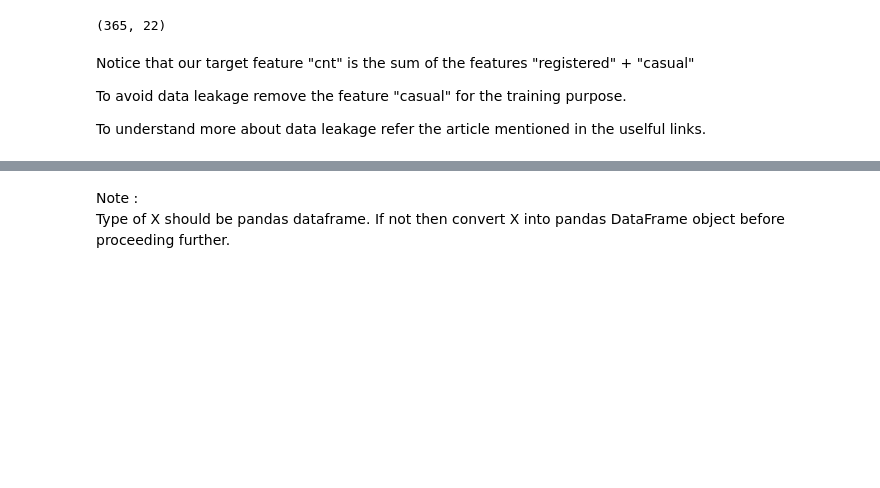
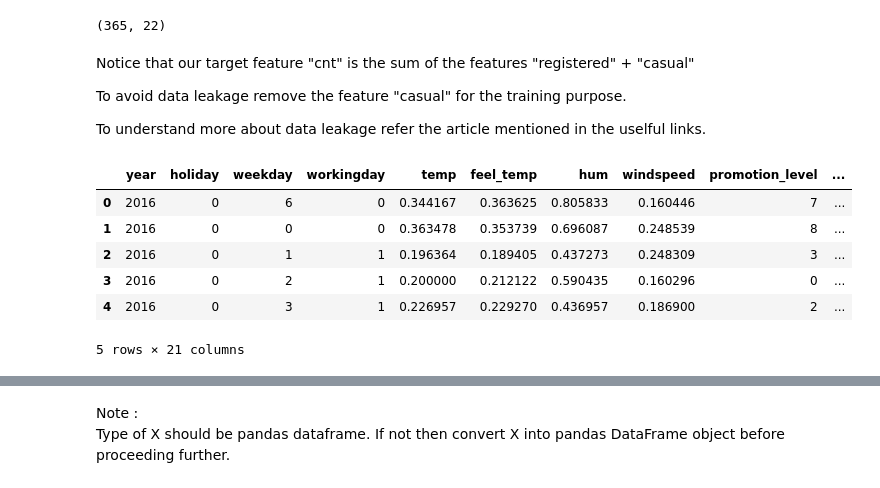
Before and after one commit to Avi-nashkumar/Semester5, a Jupyter notebook: ECSE303L/challenge-week-6/task_1_linear_reg.ipynb, the cells around one changed output, grey strips where cells are left out. Saved outputs shown, nothing was run; the diff lists cells and outputs as text; code cells hidden in the pictures; blank space fills up the shorter version.

```diff
--- a/ECSE303L/challenge-week-6/task_1_linear_reg.ipynb
+++ b/ECSE303L/challenge-week-6/task_1_linear_reg.ipynb
@@ -202,6 +202,18 @@ Notice that our target feature "cnt" is the sum of the features "registered" + "
 To avoid data leakage remove the feature "casual" for the training purpose. <br>
 
 To understand more about data leakage refer the article mentioned in the uselful links.
+# %%
+data = data.drop('casual', axis = 1)
+# %%
+data.head()
+# %% [output]
+|  | year | holiday | weekday | workingday | temp | feel_temp | hum | windspeed | promotion_level | ... |
+| 0 | 2016 | 0 | 6 | 0 | 0.344167 | 0.363625 | 0.805833 | 0.160446 | 7 | ... |
+| 1 | 2016 | 0 | 0 | 0 | 0.363478 | 0.353739 | 0.696087 | 0.248539 | 8 | ... |
+| 2 | 2016 | 0 | 1 | 1 | 0.196364 | 0.189405 | 0.437273 | 0.248309 | 3 | ... |
+| 3 | 2016 | 0 | 2 | 1 | 0.200000 | 0.212122 | 0.590435 | 0.160296 | 0 | ... |
+| 4 | 2016 | 0 | 3 | 1 | 0.226957 | 0.229270 | 0.436957 | 0.186900 | 2 | ... |
+5 rows × 21 columns
 # %%
 # Split the dataset into X and y
 # While loading data into X drop the columns "cnt" and "casual".
```
Also changed, not shown: parts of 21 cells of this notebook.
